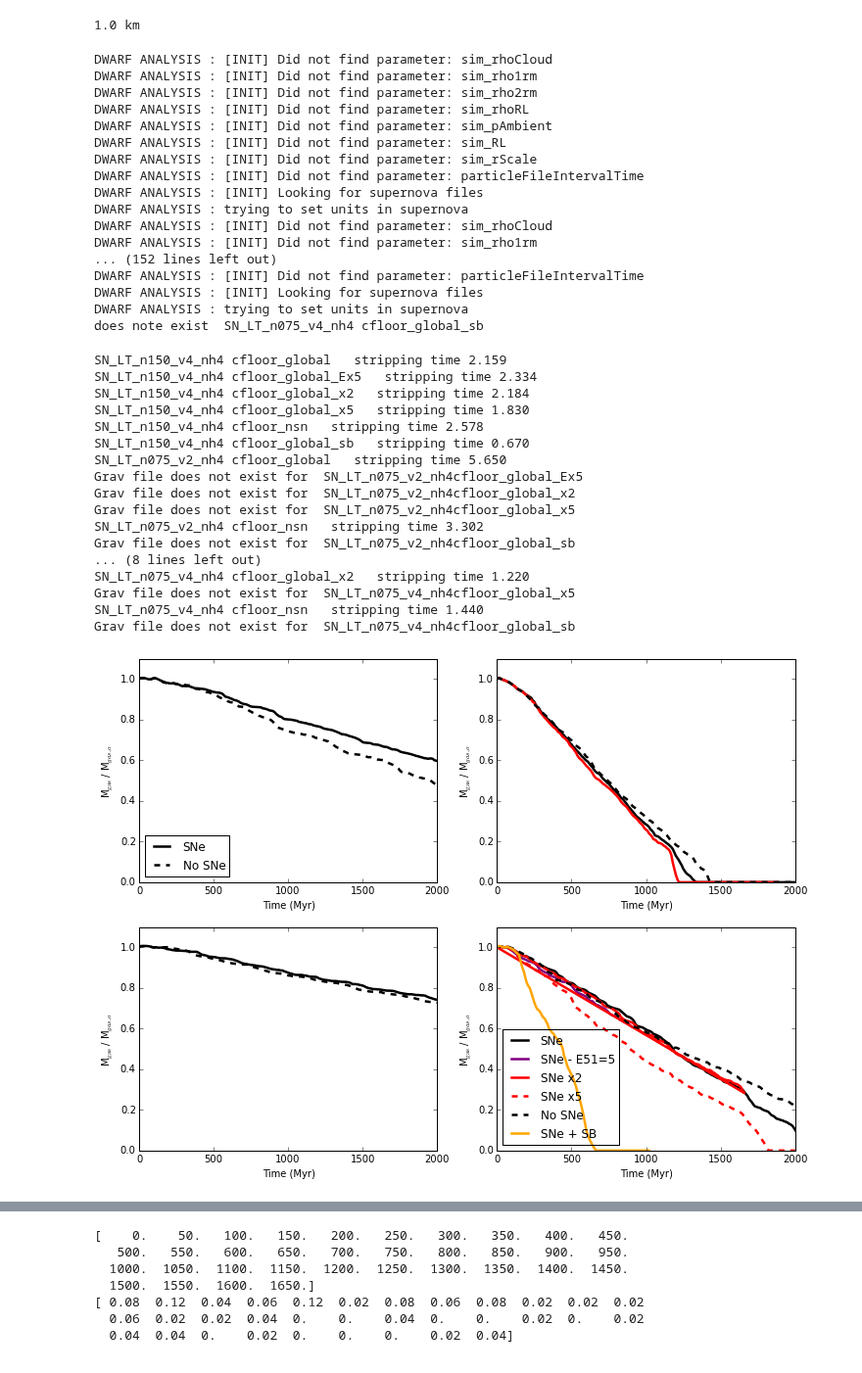
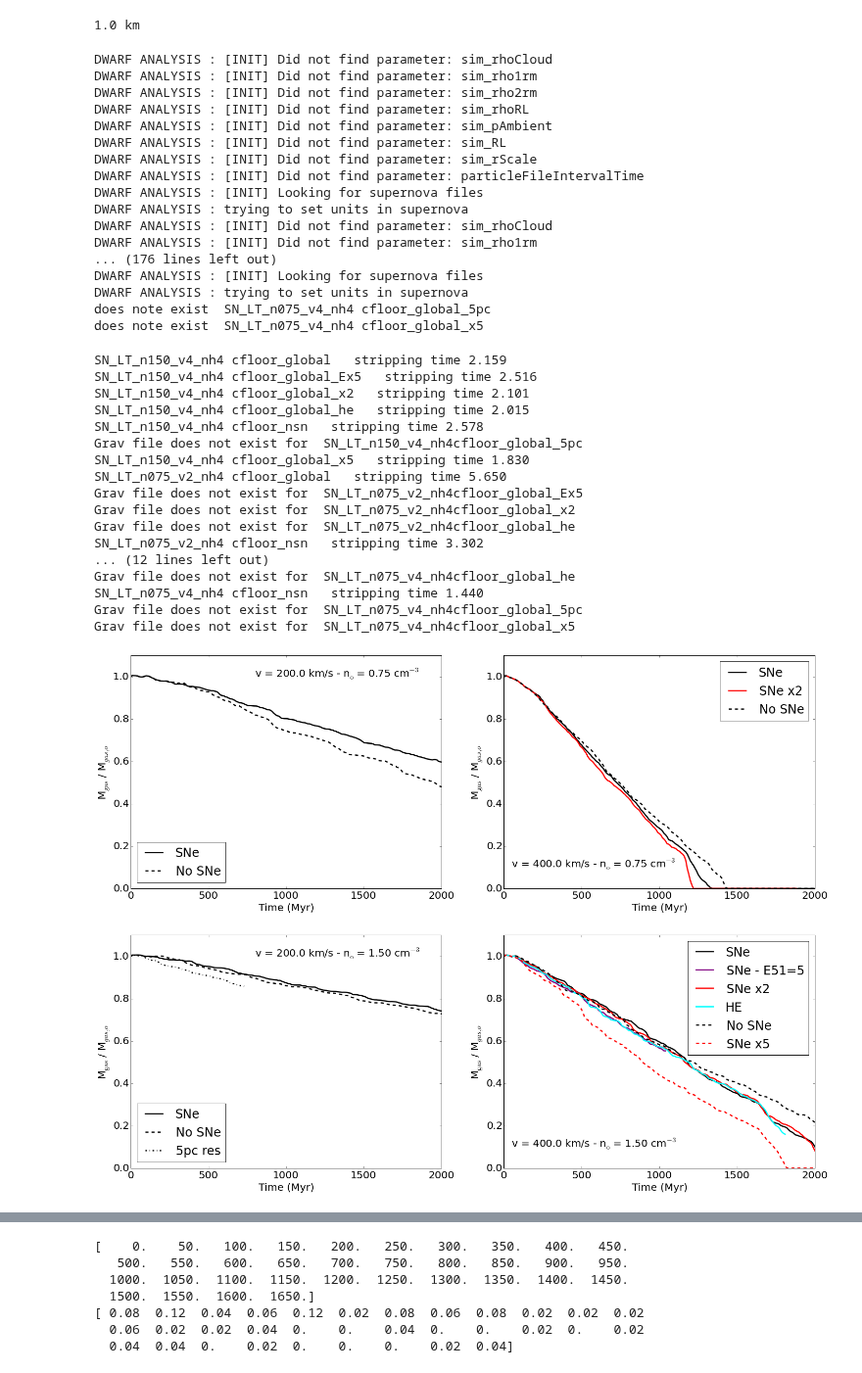
Before and after one commit to aemerick/dwarfs, a Jupyter notebook: analysis/SN_rate_comparisons.ipynb, the cells around one changed output, grey strips where cells are left out. Shown at 98% size. Cells and saved outputs as stored; diff of their text form; code cells hidden in the pictures.

```diff
--- a/analysis/SN_rate_comparisons.ipynb
+++ b/analysis/SN_rate_comparisons.ipynb
@@ -33,8 +34,12 @@ for name in sim_names:
                       'cfloor_global' : sn_fpath + '0000_cfloor_global/',
                       'cfloor_global_x2' : sn_fpath + '0000_cfloor_global_x2/',
                       'cfloor_global_x5' : sn_fpath + '0000_cfloor_global_x5/',
-                      'cfloor_global_sb' : sn_fpath + '0000_cfloor_global_sb/',
-                      'cfloor_global_Ex5' : sn_fpath + '0000_cfloor_global_Ex5/'}
+                 #     'cfloor_global_sb' : sn_fpath + '0000_cfloor_global_sb/',
+                      'cfloor_global_Ex5' : sn_fpath + '0000_cfloor_global_Ex5/',
+                    #  'cfloor_global_he' : sn_fpath + '0000_cfloor_global_he/',
+                      'cfloor_global_5pc' : sn_fpath + '0000_cfloor_global_5pc/'}
+
+
 
 dwarf_dict = {}
 for name in sim_dirs:
@@ -60,21 +65,24 @@ DWARF ANALYSIS : [INIT] Looking for supernova files
 DWARF ANALYSIS : trying to set units in supernova
 DWARF ANALYSIS : [INIT] Did not find parameter: sim_rhoCloud
 DWARF ANALYSIS : [INIT] Did not find parameter: sim_rho1rm
-... (152 lines left out)
-DWARF ANALYSIS : [INIT] Did not find parameter: particleFileIntervalTime
+... (176 lines left out)
 DWARF ANALYSIS : [INIT] Looking for supernova files
 DWARF ANALYSIS : trying to set units in supernova
-does note exist  SN_LT_n075_v4_nh4 cfloor_global_sb
+does note exist  SN_LT_n075_v4_nh4 cfloor_global_5pc
+does note exist  SN_LT_n075_v4_nh4 cfloor_global_x5
 # %%
 ax_loc = {'SN_LT_n075_v2_nh4' : (0,0), 'SN_LT_n075_v4_nh4' : (0,1) ,
           'SN_LT_n150_v2_nh4' : (1,0), 'SN_LT_n150_v4_nh4' : (1,1)}
+
 linestyles = {'cfloor_nsn' : '--', 'cfloor_global' : '-',
               'cfloor_global_x2' : '-', 'cfloor_global_x5' : '--',
-              'cfloor_global_sb' : '-', 'cfloor_global_Ex5' : '-'}
+              'cfloor_global_sb' : '-', 'cfloor_global_Ex5' : '-', 'cfloor_global_he':'-',
+              'cfloor_global_5pc' : '-.'}
 
 colors = {'cfloor_nsn' : 'black', 'cfloor_global' : 'black',
           'cfloor_global_x2' : 'red', 'cfloor_global_x5' : 'red',
-          'cfloor_global_sb' : 'orange', 'cfloor_global_Ex5' : 'purple'}
+          'cfloor_global_sb' : 'orange', 'cfloor_global_Ex5' : 'purple',
+          'cfloor_global_he' : 'cyan','cfloor_global_5pc' : 'black'}
 
 fig, ax = plt.subplots(2,2)
 
@@ -83,7 +91,8 @@ ylabel = r'M$_{\rm{gas}}$ / M$_{gas,o}$'
 
 label_dict = {'cfloor_nsn' : "No SNe", 'cfloor_global' : 'SNe',
               'cfloor_global_x2' : 'SNe x2', 'cfloor_global_x5' : 'SNe x5',
-              'cfloor_global_sb' : 'SNe + SB', 'cfloor_global_Ex5' : 'SNe - E51=5'}
+              'cfloor_global_sb' : 'SNe + SB', 'cfloor_global_Ex5' : 'SNe - E51=5',
+              'cfloor_global_he' : 'HE', 'cfloor_global_5pc' : '5pc res'}
 
 
 for name in sim_dirs:
@@ -94,46 +103,60 @@ for name in sim_dirs:
             data = np.genfromtxt(sim_dirs[name][sub_name] + 'grav_bound_mass.dat', names=True)
             t = data['t']
             m = data['m']
 
 
             ax[ax_loc[name]].plot(t, m/m[0], lw=line_width, color=colors[sub_name],
                               ls=linestyles[sub_name], label = label_dict[sub_name])
 
             ax[ax_loc[name]].set_xlim(0.0,2000.0)
             ax[ax_loc[name]].set_ylim(0.0,1.1   )
             ax[ax_loc[name]].set_xlabel(xlabel); ax[ax_loc[name]].set_ylabel(ylabel)
 
 
             t_strip = dw.predict_stripping_time(t, m, 100.0)
 
             print name + ' ' + sub_name + '   stripping time %.3f'%(t_strip/1000.0)
 
         except:
             print 'Grav file does not exist for ', name + sub_name
 
 ax[(0,0)].legend(loc='lower left')
-ax[(1,1)].legend(loc='lower left')
+xy = (800,1.0)
+ax[(0,0)].annotate(r'v = 200.0 km/s - n$_{\rm{o}}$ = 0.75 cm$^{-3}$',xy=xy,xytext=xy,textcoords='data')
 
-fig.set_size_inches(12,9)
+ax[(0,1)].legend(loc='upper right')
+xy = (50,0.1)
+ax[(0,1)].annotate(r'v = 400.0 km/s - n$_{\rm{o}}$ = 0.75 cm$^{-3}$',xy=xy,xytext=xy,textcoords='data')
+
+ax[(1,0)].legend(loc='lower left')
+xy = (800,1.0)
+ax[(1,0)].annotate(r'v = 200.0 km/s - n$_{\rm{o}}$ = 1.50 cm$^{-3}$',xy=xy,xytext=xy,textcoords='data')
+
+ax[(1,1)].legend(loc='best')
+xy = (50,0.1)
+ax[(1,1)].annotate(r'v = 400.0 km/s - n$_{\rm{o}}$ = 1.50 cm$^{-3}$',xy=xy,xytext=xy,textcoords='data')
+
+fig.set_size_inches(24,18)
+fig.savefig('mass_loss-SN_comparison.png')
 # %% [output]
 SN_LT_n150_v4_nh4 cfloor_global   stripping time 2.159
-SN_LT_n150_v4_nh4 cfloor_global_Ex5   stripping time 2.334
-SN_LT_n150_v4_nh4 cfloor_global_x2   stripping time 2.184
+SN_LT_n150_v4_nh4 cfloor_global_Ex5   stripping time 2.516
+SN_LT_n150_v4_nh4 cfloor_global_x2   stripping time 2.101
+SN_LT_n150_v4_nh4 cfloor_global_he   stripping time 2.015
+SN_LT_n150_v4_nh4 cfloor_nsn   stripping time 2.578
+Grav file does not exist for  SN_LT_n150_v4_nh4cfloor_global_5pc
 SN_LT_n150_v4_nh4 cfloor_global_x5   stripping time 1.830
-SN_LT_n150_v4_nh4 cfloor_nsn   stripping time 2.578
-SN_LT_n150_v4_nh4 cfloor_global_sb   stripping time 0.670
 SN_LT_n075_v2_nh4 cfloor_global   stripping time 5.650
 Grav file does not exist for  SN_LT_n075_v2_nh4cfloor_global_Ex5
 Grav file does not exist for  SN_LT_n075_v2_nh4cfloor_global_x2
-Grav file does not exist for  SN_LT_n075_v2_nh4cfloor_global_x5
+Grav file does not exist for  SN_LT_n075_v2_nh4cfloor_global_he
 SN_LT_n075_v2_nh4 cfloor_nsn   stripping time 3.302
-Grav file does not exist for  SN_LT_n075_v2_nh4cfloor_global_sb
-... (8 lines left out)
-SN_LT_n075_v4_nh4 cfloor_global_x2   stripping time 1.220
+... (12 lines left out)
+Grav file does not exist for  SN_LT_n075_v4_nh4cfloor_global_he
+SN_LT_n075_v4_nh4 cfloor_nsn   stripping time 1.440
+Grav file does not exist for  SN_LT_n075_v4_nh4cfloor_global_5pc
 Grav file does not exist for  SN_LT_n075_v4_nh4cfloor_global_x5
-SN_LT_n075_v4_nh4 cfloor_nsn   stripping time 1.440
-Grav file does not exist for  SN_LT_n075_v4_nh4cfloor_global_sb
-[figure, old version]
+[figure, new version]
 # %%
 for name in dwarf_dict:
     dwarf = dwarf_dict[name]['cfloor_global']
```
Also changed, not shown: parts of 6 cells of this notebook.
